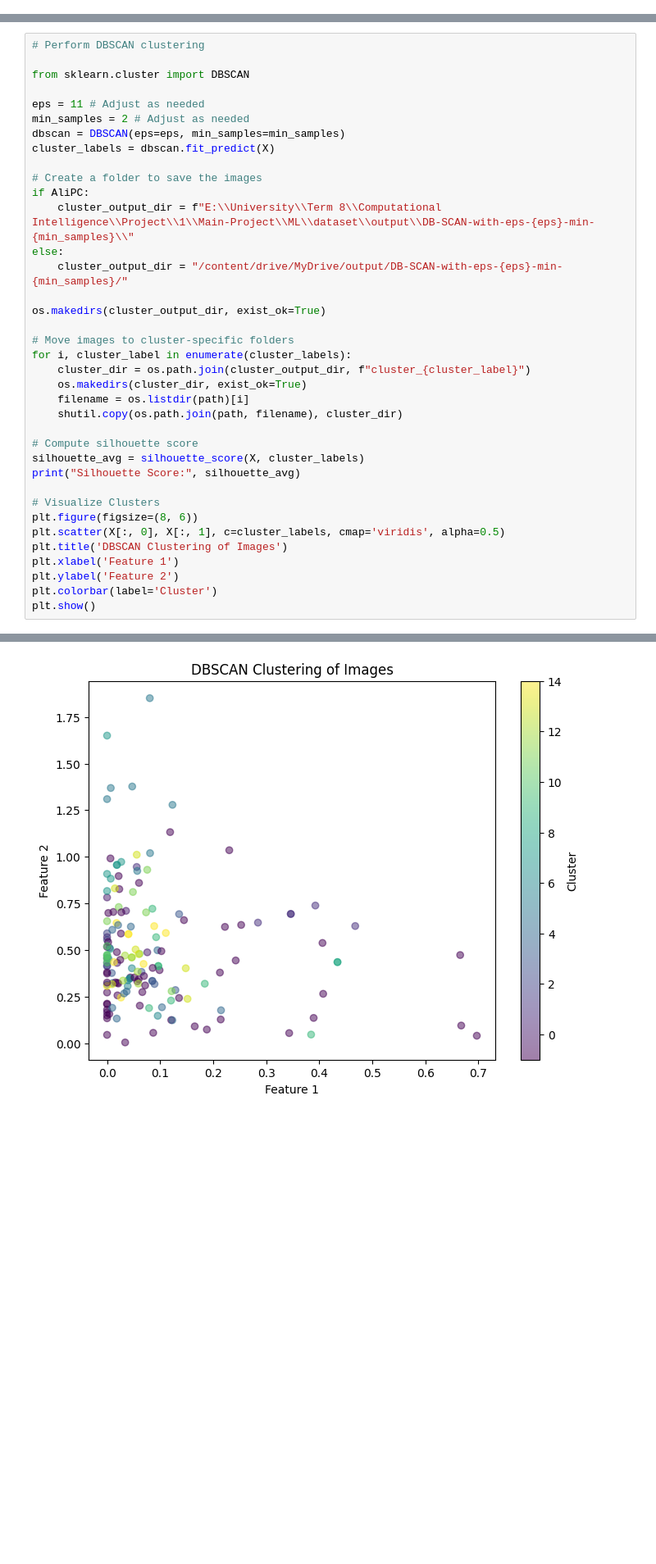
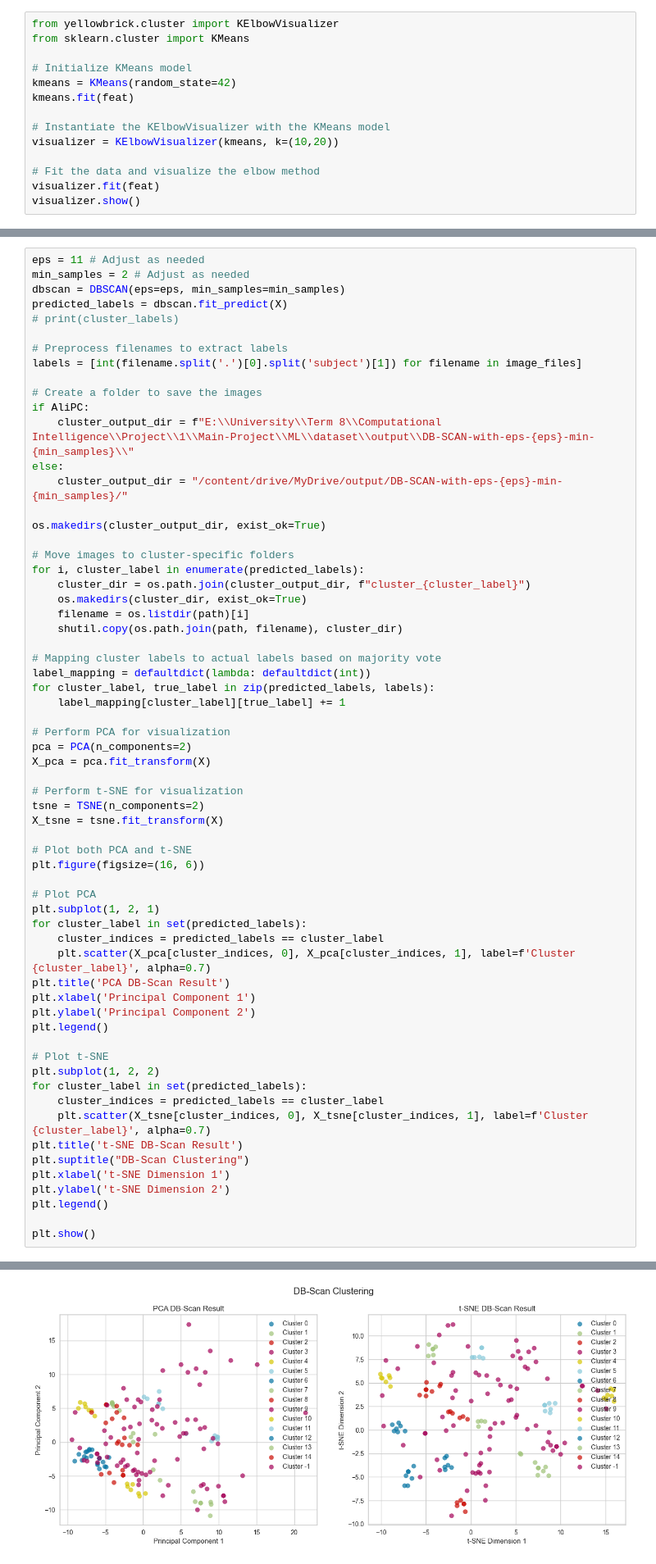
Before and after one commit to kiana2001/ML, a Jupyter notebook: ML-main.ipynb, the cells around one changed output, grey strips where cells are left out. Shown at 82% size. Drawn from its saved outputs; the diff is of its cells as text; blank space fills up the shorter version.

```diff
--- a/ML-main.ipynb
+++ b/ML-main.ipynb
@@ -323,3 +340,17 @@ We can use K-Means via K = 17 and due to result, change the K.
 # Phase 3
 # %% [markdown]
 ### K-Means
+# %%
+from yellowbrick.cluster import KElbowVisualizer
+from sklearn.cluster import KMeans
+
+# Initialize KMeans model
+kmeans = KMeans(random_state=42)
+kmeans.fit(feat)
+
+# Instantiate the KElbowVisualizer with the KMeans model
+visualizer = KElbowVisualizer(kmeans, k=(10,20))
+
+# Fit the data and visualize the elbow method
+visualizer.fit(feat)
+visualizer.show()
@@ -412,12 +509,12 @@ plt.show()
 # %%
-# Perform DBSCAN clustering
-
-from sklearn.cluster import DBSCAN
-
 eps = 11 # Adjust as needed
 min_samples = 2 # Adjust as needed
 dbscan = DBSCAN(eps=eps, min_samples=min_samples)
-cluster_labels = dbscan.fit_predict(X)
+predicted_labels = dbscan.fit_predict(X)
+# print(cluster_labels)
+
+# Preprocess filenames to extract labels
+labels = [int(filename.split('.')[0].split('subject')[1]) for filename in image_files]
 
 # Create a folder to save the images
 if AliPC:
@@ -428,22 +525,48 @@ else:
 os.makedirs(cluster_output_dir, exist_ok=True)
 
 # Move images to cluster-specific folders
-for i, cluster_label in enumerate(cluster_labels):
+for i, cluster_label in enumerate(predicted_labels):
     cluster_dir = os.path.join(cluster_output_dir, f"cluster_{cluster_label}")
     os.makedirs(cluster_dir, exist_ok=True)
     filename = os.listdir(path)[i]
     shutil.copy(os.path.join(path, filename), cluster_dir)
 
-# Compute silhouette score
-silhouette_avg = silhouette_score(X, cluster_labels)
-print("Silhouette Score:", silhouette_avg)
+# Mapping cluster labels to actual labels based on majority vote
+label_mapping = defaultdict(lambda: defaultdict(int))
+for cluster_label, true_label in zip(predicted_labels, labels):
+    label_mapping[cluster_label][true_label] += 1
 
-# Visualize Clusters
-plt.figure(figsize=(8, 6))
-plt.scatter(X[:, 0], X[:, 1], c=cluster_labels, cmap='viridis', alpha=0.5)
-plt.title('DBSCAN Clustering of Images')
-plt.xlabel('Feature 1')
-plt.ylabel('Feature 2')
-plt.colorbar(label='Cluster')
+# Perform PCA for visualization
+pca = PCA(n_components=2)
+X_pca = pca.fit_transform(X)
+
+# Perform t-SNE for visualization
+tsne = TSNE(n_components=2)
+X_tsne = tsne.fit_transform(X)
+
+# Plot both PCA and t-SNE
+plt.figure(figsize=(16, 6))
+
+# Plot PCA
+plt.subplot(1, 2, 1)
+for cluster_label in set(predicted_labels):
+    cluster_indices = predicted_labels == cluster_label
+    plt.scatter(X_pca[cluster_indices, 0], X_pca[cluster_indices, 1], label=f'Cluster {cluster_label}', alpha=0.7)
+plt.title('PCA DB-Scan Result')
+plt.xlabel('Principal Component 1')
+plt.ylabel('Principal Component 2')
+plt.legend()
+
+# Plot t-SNE
+plt.subplot(1, 2, 2)
+for cluster_label in set(predicted_labels):
+    cluster_indices = predicted_labels == cluster_label
+    plt.scatter(X_tsne[cluster_indices, 0], X_tsne[cluster_indices, 1], label=f'Cluster {cluster_label}', alpha=0.7)
+plt.title('t-SNE DB-Scan Result')
+plt.suptitle("DB-Scan Clustering")
+plt.xlabel('t-SNE Dimension 1')
+plt.ylabel('t-SNE Dimension 2')
+plt.legend()
+
 plt.show()
 # %% [output]
@@ -458 +573 @@ Silhouette Score: 0.15395094
-[figure, old version]
+[figure, new version]
```
Also changed, not shown: parts of 33 cells of this notebook, 4 other files.
